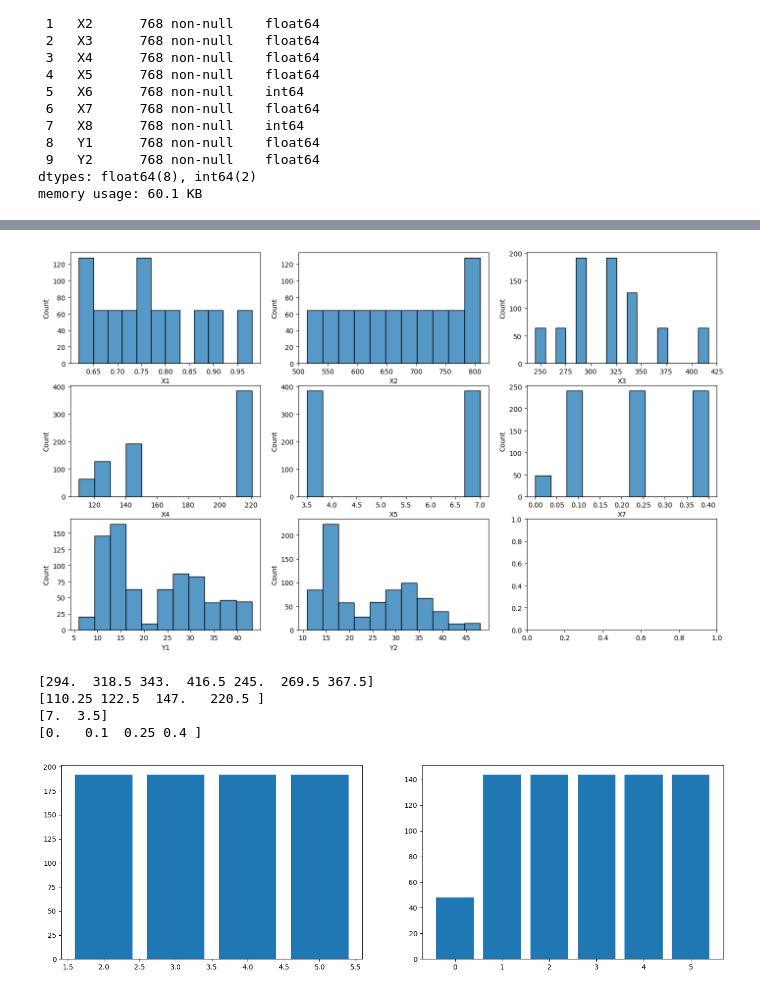
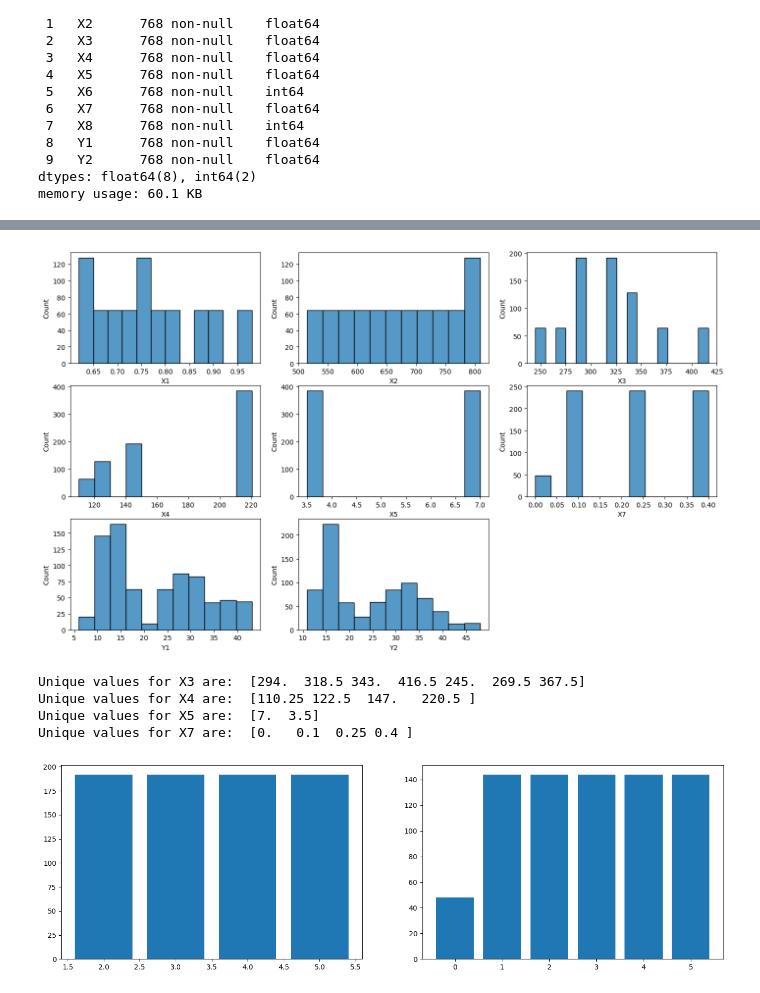
Before and after one commit to dalimvc/Regression-Models, a Jupyter notebook: 24-AS1-b21dalmi.ipynb, the cells around one changed output, grey strips where cells are left out. Drawn from its saved outputs; the diff is of its cells as text; code cells hidden in the pictures.

```diff
--- a/24-AS1-b21dalmi.ipynb
+++ b/24-AS1-b21dalmi.ipynb
@@ -71,23 +75,25 @@ df.describe()
 # %%
 figure, axs = plt.subplots(3, 3, figsize=(17, 10))
 axs = axs.flatten()
 
 continous_coulms = ['X1', 'X2', 'X3', 'X4', 'X5', 'X7', 'Y1', 'Y2']
 
 for i, col in enumerate(continous_coulms):
     sns.histplot(df[col], ax=axs[i])
+
+axs[8].set_visible(False)
 # %% [output]
-[figure, old version]
+[figure, new version]
 # %%
-print(df['X3'].unique())
-print(df['X4'].unique())
-print(df['X5'].unique())
-print(df['X7'].unique())
+print('Unique values for X3 are: ', df['X3'].unique())
+print('Unique values for X4 are: ',df['X4'].unique())
+print('Unique values for X5 are: ',df['X5'].unique())
+print('Unique values for X7 are: ',df['X7'].unique())
 # %% [output]
-[294.  318.5 343.  416.5 245.  269.5 367.5]
-[110.25 122.5  147.   220.5 ]
-[7.  3.5]
-[0.   0.1  0.25 0.4 ]
+Unique values for X3 are:  [294.  318.5 343.  416.5 245.  269.5 367.5]
+Unique values for X4 are:  [110.25 122.5  147.   220.5 ]
+Unique values for X5 are:  [7.  3.5]
+Unique values for X7 are:  [0.   0.1  0.25 0.4 ]
 # %%
 figure, axs = plt.subplots(1, 2, figsize=(17, 5))
 axs = axs.flatten()
```
Also changed, not shown: parts of 2 cells of this notebook.
